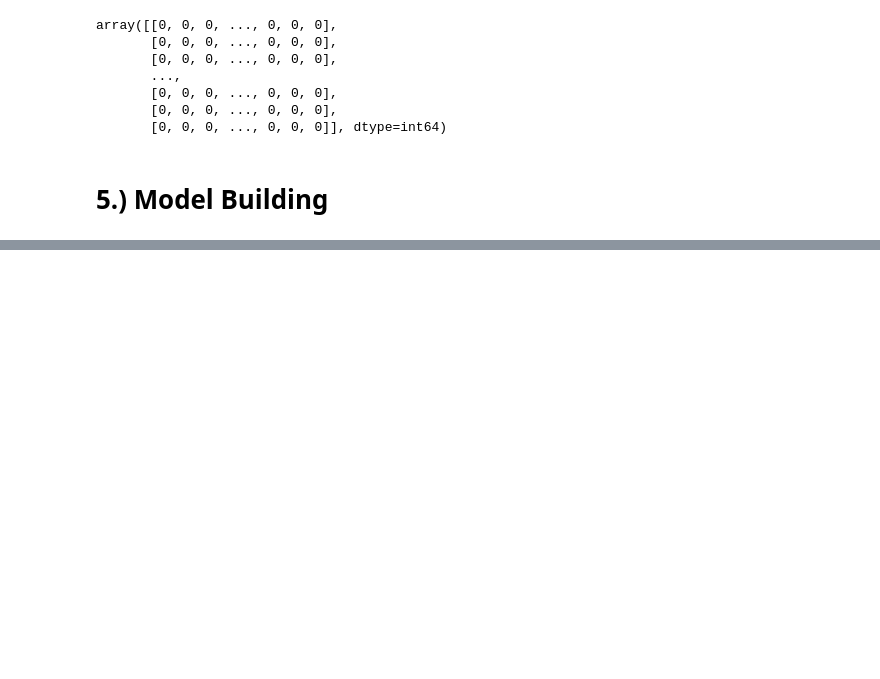
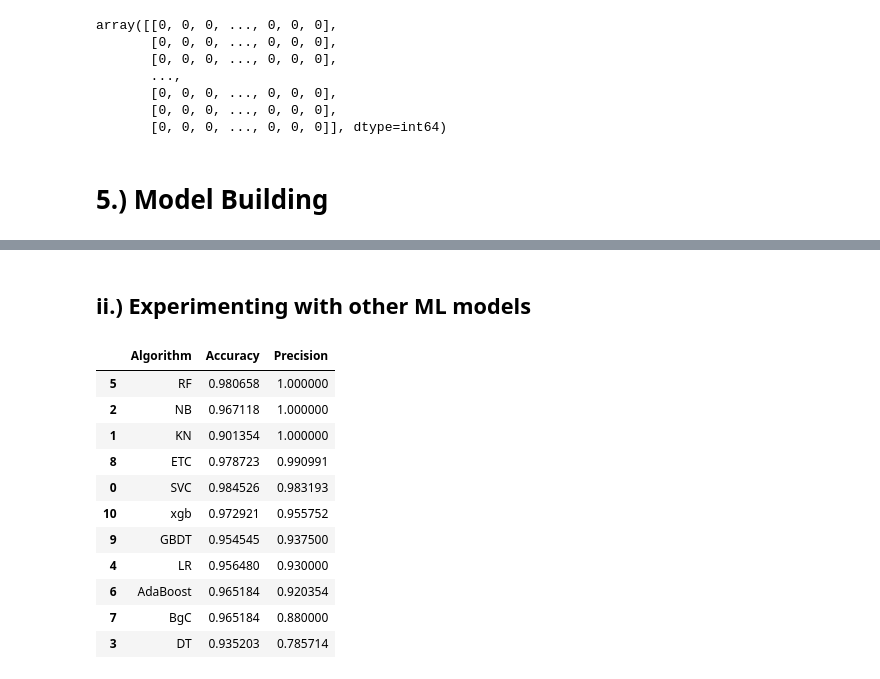
Before and after one commit to ajinkeya17/SMS-Spam-Classifier, a Jupyter notebook: SMS Spam Classifier.ipynb, the cells around one changed output, grey strips where cells are left out. Saved outputs shown, nothing was run; the diff lists cells and outputs as text; code cells hidden in the pictures; blank space fills up the shorter version.

```diff
--- a/SMS Spam Classifier.ipynb
+++ b/SMS Spam Classifier.ipynb
@@ -391,0 +494,10 @@ X_train, X_test, y_train, y_test = train_test_split(X, y, test_size=0.2, random_
+# %% [markdown]
+## ii.) Experimenting with other ML models
+# %%
+from sklearn.feature_extraction.text import TfidfVectorizer
+tfidf = TfidfVectorizer()
+
+X_tfidf = tfidf.fit_transform(df['transformed_text']).toarray()  #toarray() used to convert scipy array output to dense numpy array
+y = df['target'].values
+
+X_train, X_test, y_train, y_test = train_test_split(X_tfidf, y, test_size=0.2, random_state=2, stratify = y)  #since we have imbalanced dataset we stratify
@@ -391,0 +527,48 @@ X_train, X_test, y_train, y_test = train_test_split(X, y, test_size=0.2, random_
+# %%
+clfs = {
+    'SVC' : svc,
+    'KN' : knc,
+    'NB': mnb,
+    'DT': dtc,
+    'LR': lrc,
+    'RF': rfc,
+    'AdaBoost': abc,
+    'BgC': bc,
+    'ETC': etc,
+    'GBDT':gbdt,
+    'xgb':xgb
+}
+# %%
+def train_classifier(clf,X_train,y_train,X_test,y_test):
+    clf.fit(X_train,y_train)
+    y_pred = clf.predict(X_test)
+    accuracy = accuracy_score(y_test,y_pred)
+    precision = precision_score(y_test,y_pred)
+
+    return accuracy,precision
+# %%
+accuracy_scores = []
+precision_scores = []
+
+for name,clf in clfs.items():
+
+    current_accuracy,current_precision = train_classifier(clf, X_train,y_train,X_test,y_test)
+
+    accuracy_scores.append(current_accuracy)
+    precision_scores.append(current_precision)
+
+performance_df = pd.DataFrame({'Algorithm':clfs.keys(),'Accuracy':accuracy_scores,'Precision':precision_scores}).sort_values(['Precision','Accuracy'],ascending=[False,False])
+performance_df
+# %% [output]
+|  | Algorithm | Accuracy | Precision |
+| 5 | RF | 0.980658 | 1.000000 |
+| 2 | NB | 0.967118 | 1.000000 |
+| 1 | KN | 0.901354 | 1.000000 |
+| 8 | ETC | 0.978723 | 0.990991 |
+| 0 | SVC | 0.984526 | 0.983193 |
+| 10 | xgb | 0.972921 | 0.955752 |
+| 9 | GBDT | 0.954545 | 0.937500 |
+| 4 | LR | 0.956480 | 0.930000 |
+| 6 | AdaBoost | 0.965184 | 0.920354 |
+| 7 | BgC | 0.965184 | 0.880000 |
+| 3 | DT | 0.935203 | 0.785714 |
```
Also changed, not shown: parts of 50 cells of this notebook, 2 other files.
